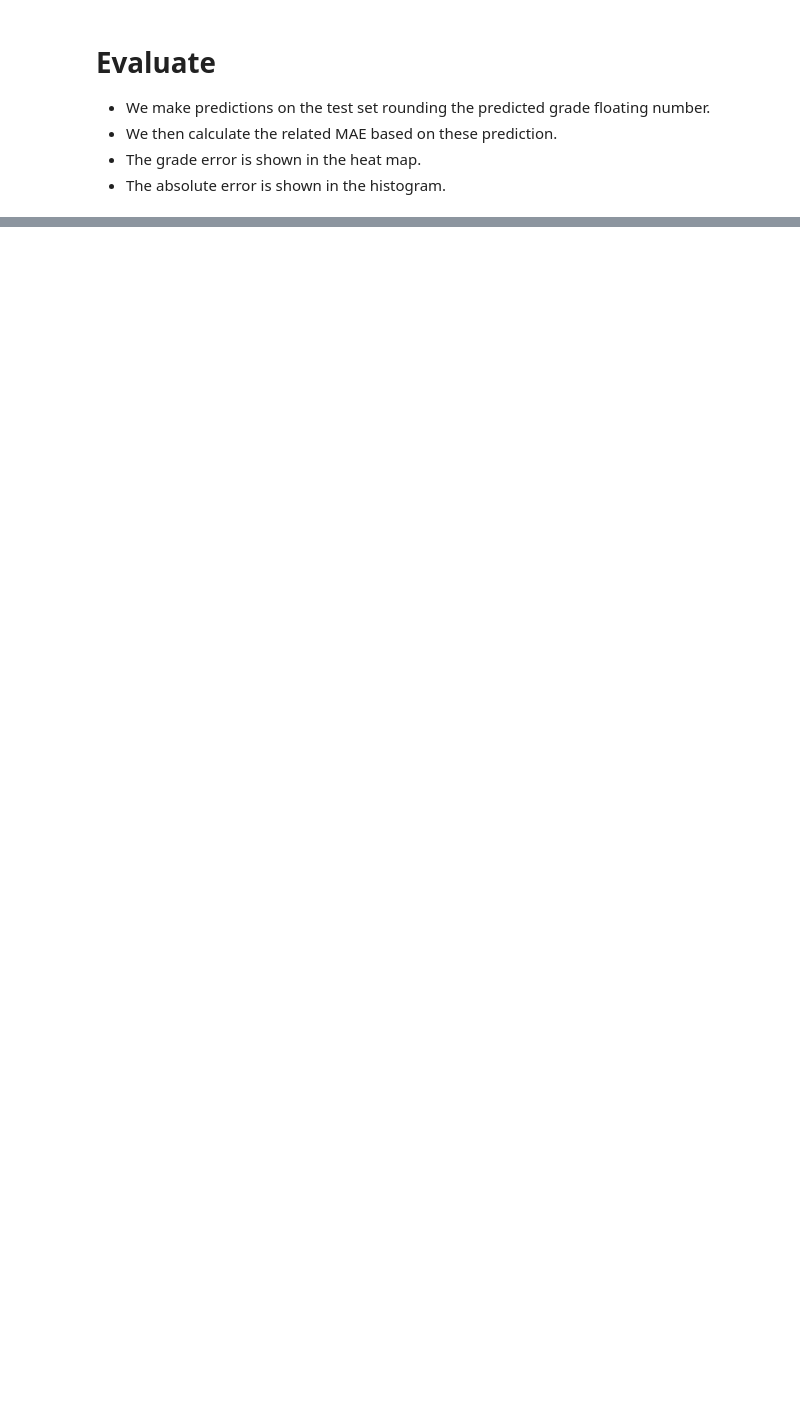
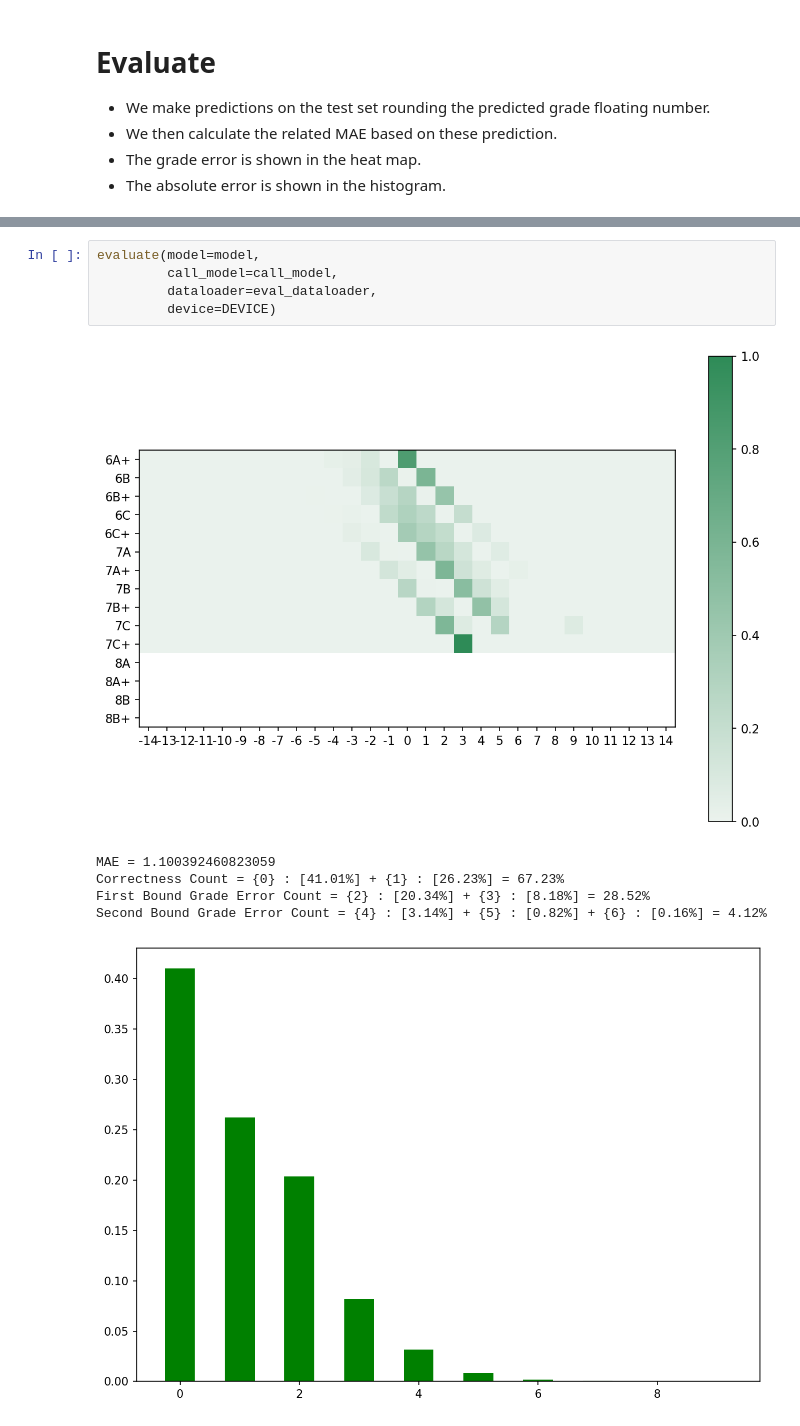
Before and after one commit to ClementBM/climbing-moonboard-ai, a Jupyter notebook: notebooks/lstm-rnn.ipynb, the cells around one changed output, grey strips where cells are left out. Saved outputs shown, nothing was run; the diff lists cells and outputs as text; blank space fills up the shorter version.

```diff
--- a/notebooks/lstm-rnn.ipynb
+++ b/notebooks/lstm-rnn.ipynb
@@ -164,0 +157,12 @@ Second Bound Grade Error Count = {4} : [10.09%] + {5} : [2.75%] + {6} : [0.92%]
+# %%
+evaluate(model=model,
+         call_model=call_model,
+         dataloader=eval_dataloader,
+         device=DEVICE)
+# %% [output]
+[figure, added]
+MAE = 1.100392460823059
+Correctness Count = {0} : [41.01%] + {1} : [26.23%] = 67.23%
+First Bound Grade Error Count = {2} : [20.34%] + {3} : [8.18%] = 28.52%
+Second Bound Grade Error Count = {4} : [3.14%] + {5} : [0.82%] + {6} : [0.16%] = 4.12%
+[figure, added]
```
Also changed, not shown: parts of 13 cells of this notebook, 10 other files.
